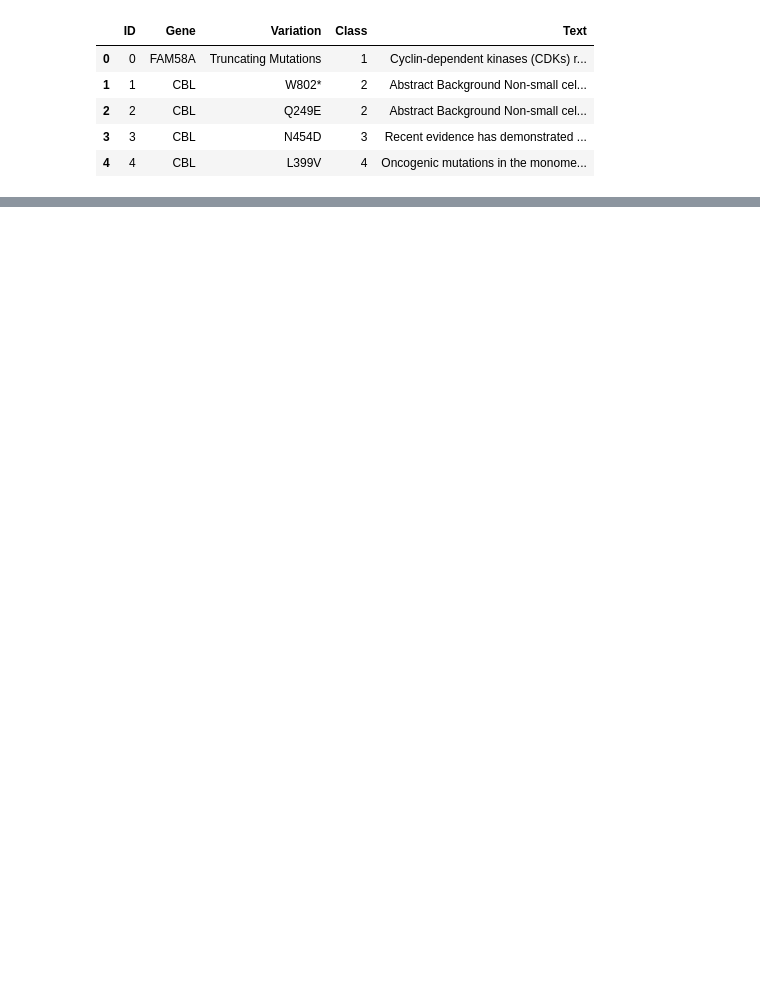
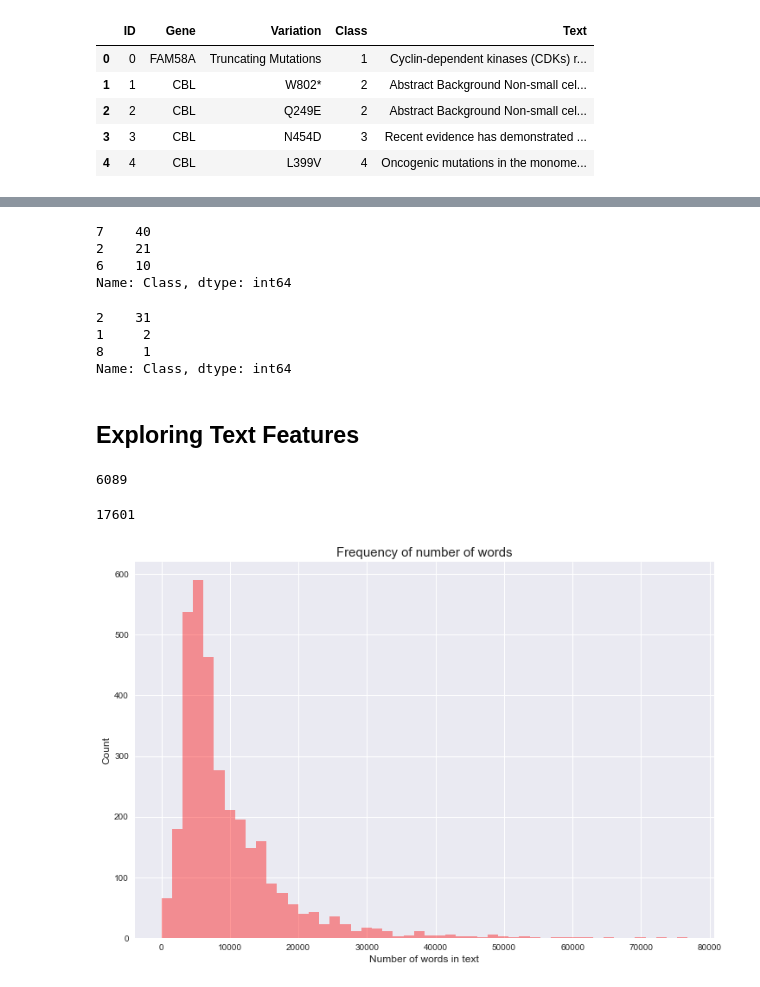
Before and after one commit to allanwdong/MSK_Precision_Medicine_Challenge, a Jupyter notebook: Code/Exploration Collin.ipynb, the cells around one changed output, grey strips where cells are left out. Drawn from its saved outputs; the diff is of its cells as text; code cells hidden in the pictures; blank space fills up the shorter version.

Commit message:
exploratory modeling with NLP

```diff
--- a/Code/Exploration Collin.ipynb
+++ b/Code/Exploration Collin.ipynb
@@ -135,0 +185,39 @@ df[df.Class == 7].iloc[1,4]
+# %%
+df[df.Variation=='Amplification'].Class.value_counts()
+# %% [output]
+7    40
+2    21
+6    10
+Name: Class, dtype: int64
+# %%
+# this is going to be valuable information for our model
+df[df.Variation=='Fusions'].Class.value_counts()
+# %% [output]
+2    31
+1     2
+8     1
+Name: Class, dtype: int64
+# %% [markdown]
+## Exploring Text Features
+# %%
+#app 6,000 words in one entry
+len(df.iloc[0,4].split())
+# %% [output]
+6089
+# %%
+mystring = df.iloc[0,4].split()+df.iloc[1,4].split()+df.iloc[2,4].split()
+#17000 words for 3 entries
+len((mystring))
+# %% [output]
+17601
+# %%
+df['Text_num_words'] = df["Text"].apply(lambda x: len(str(x).split()) )
+
+plt.figure(figsize=(12, 8))
+sns.distplot(df.Text_num_words.values, bins=50, kde=False, color='red')
+plt.xlabel('Number of words in text', fontsize=12)
+plt.ylabel('Count', fontsize=12)
+plt.title("Frequency of number of words", fontsize=15)
+plt.show()
+# %% [output]
+[figure, added]
```
Also changed, not shown: parts of 54 cells of this notebook.
